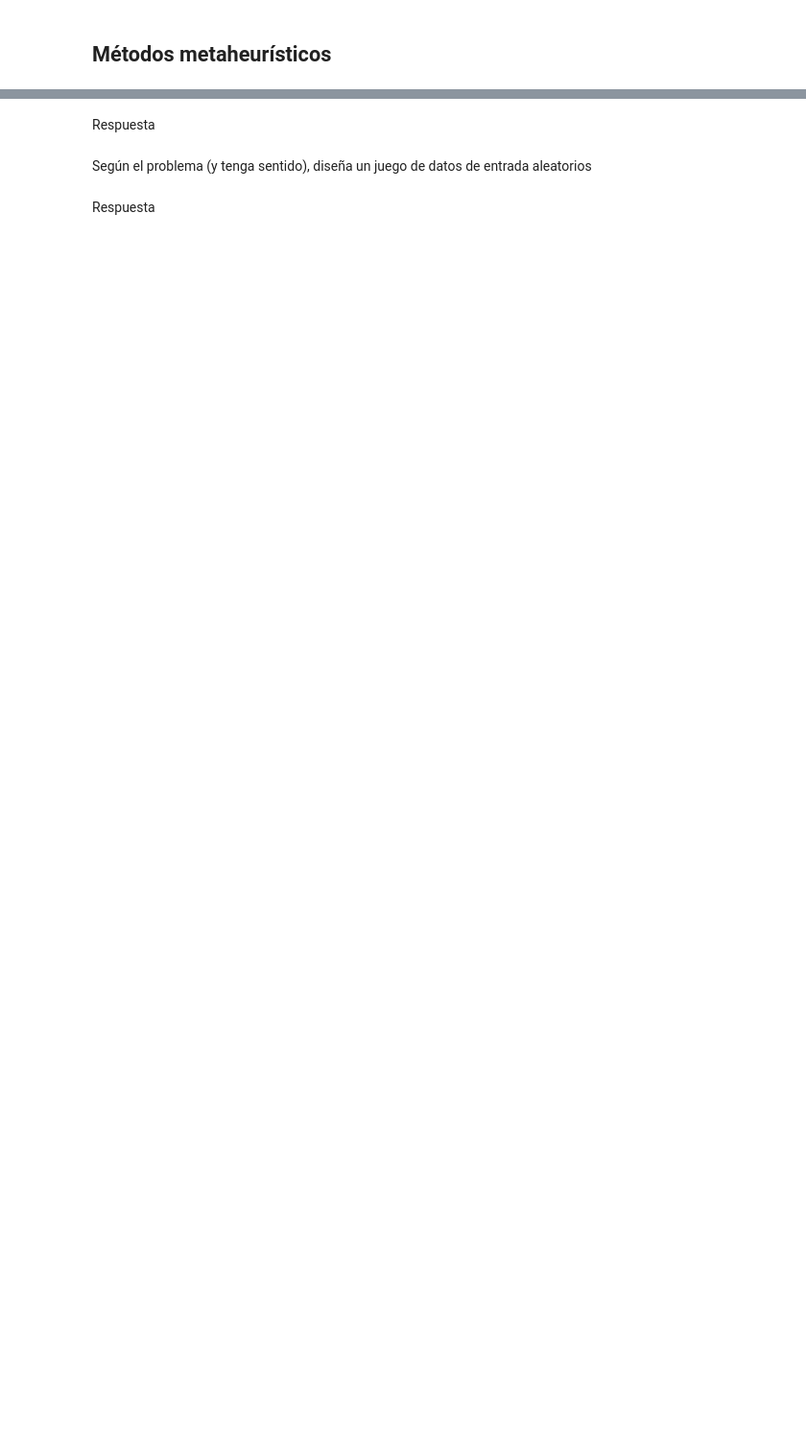
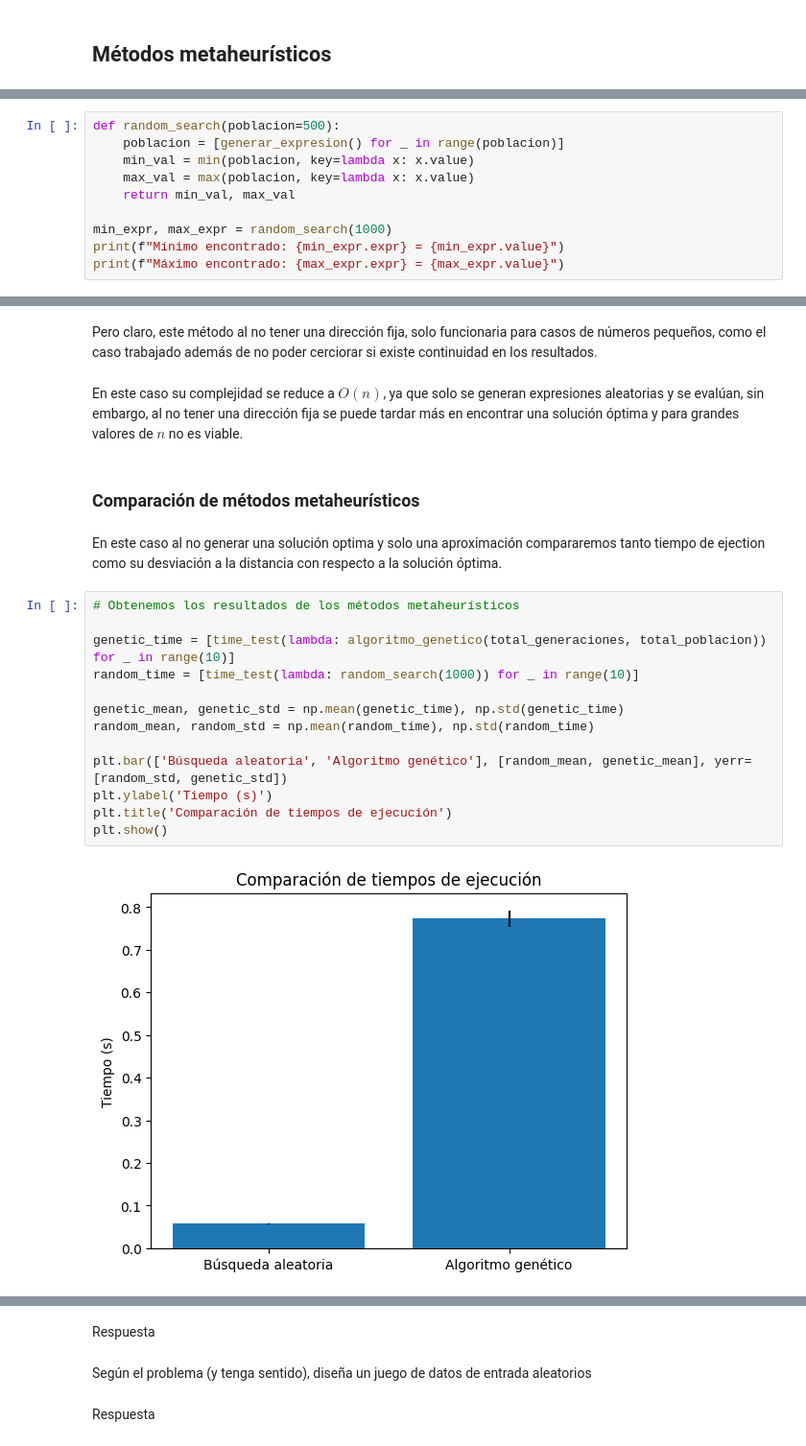
Before and after one commit to Astolfo2332/VIU_act, a Jupyter notebook: optimizacion/Algoritmos_TP.ipynb, the cells around one changed output, grey strips where cells are left out. Shown at 96% size. Saved outputs shown, nothing was run; the diff lists cells and outputs as text; blank space fills up the shorter version.

Commit message:
add(optimizacion_TP)
- Adición de algoritmo genetico y pruebas
- Adición de DPS con poda, memoria y heuristica

```diff
--- a/optimizacion/Algoritmos_TP.ipynb
+++ b/optimizacion/Algoritmos_TP.ipynb
@@ -610,0 +747,10 @@ En este caso se experimentan con varios valores de generaciones y total de pobla
+# %%
+def random_search(poblacion=500):
+    poblacion = [generar_expresion() for _ in range(poblacion)]
+    min_val = min(poblacion, key=lambda x: x.value)
+    max_val = max(poblacion, key=lambda x: x.value)
+    return min_val, max_val
+
+min_expr, max_expr = random_search(1000)
+print(f"Mínimo encontrado: {min_expr.expr} = {min_expr.value}")
+print(f"Máximo encontrado: {max_expr.expr} = {max_expr.value}")
@@ -610,0 +760,23 @@ En este caso se experimentan con varios valores de generaciones y total de pobla
+# %% [markdown]
+Pero claro, este método al no tener una dirección fija, solo funcionaria para casos de números pequeños, como el caso trabajado además de no poder cerciorar si existe continuidad en los resultados.
+# %% [markdown]
+En este caso su complejidad se reduce a $O(n)$, ya que solo se generan expresiones aleatorias y se evalúan, sin embargo, al no tener una dirección fija se puede tardar más en encontrar una solución óptima y para grandes valores de $n$ no es viable.
+# %% [markdown]
+### Comparación de métodos metaheurísticos
+# %% [markdown]
+En este caso al no generar una solución optima y solo una aproximación compararemos tanto tiempo de ejection como su desviación a la distancia con respecto a la solución óptima.
+# %%
+# Obtenemos los resultados de los métodos metaheurísticos
+
+genetic_time = [time_test(lambda: algoritmo_genetico(total_generaciones, total_poblacion)) for _ in range(10)]
+random_time = [time_test(lambda: random_search(1000)) for _ in range(10)]
+
+genetic_mean, genetic_std = np.mean(genetic_time), np.std(genetic_time)
+random_mean, random_std = np.mean(random_time), np.std(random_time)
+
+plt.bar(['Búsqueda aleatoria', 'Algoritmo genético'], [random_mean, genetic_mean], yerr=[random_std, genetic_std])
+plt.ylabel('Tiempo (s)')
+plt.title('Comparación de tiempos de ejecución')
+plt.show()
+# %% [output]
+[figure, added]
```
Also changed, not shown: parts of 44 cells of this notebook.
